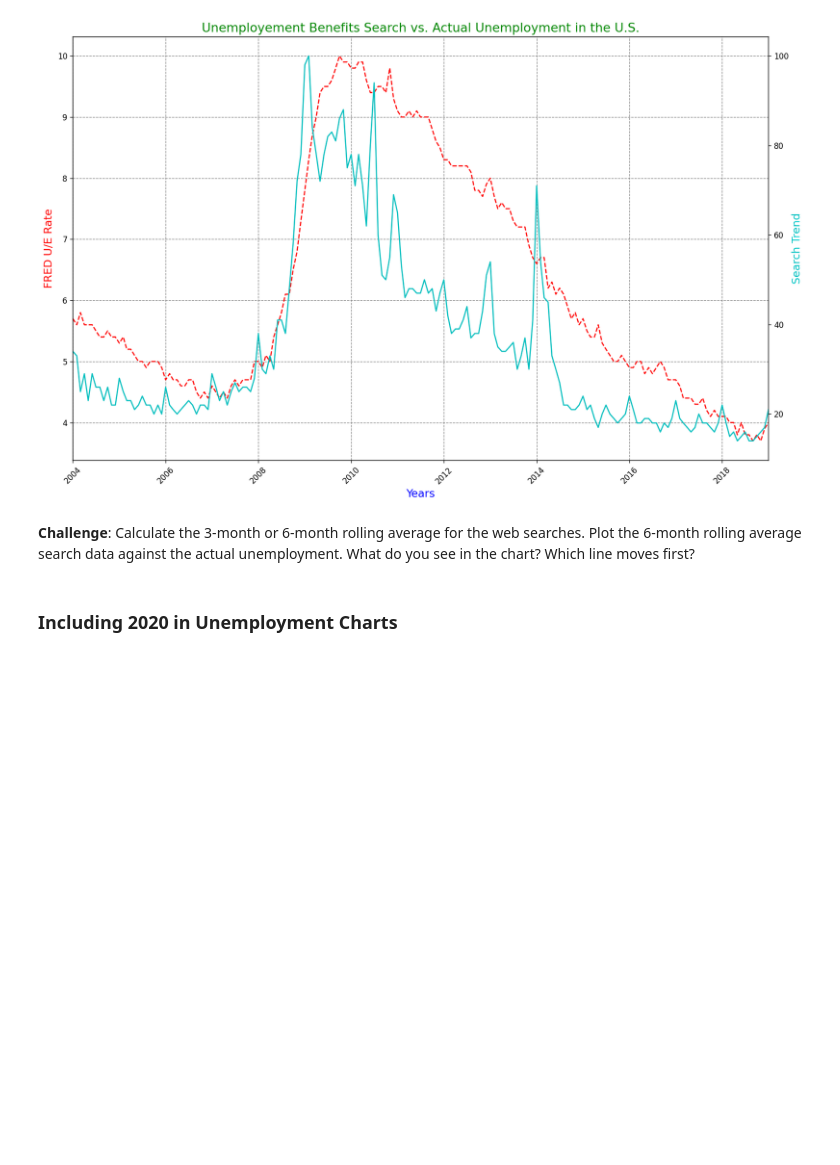
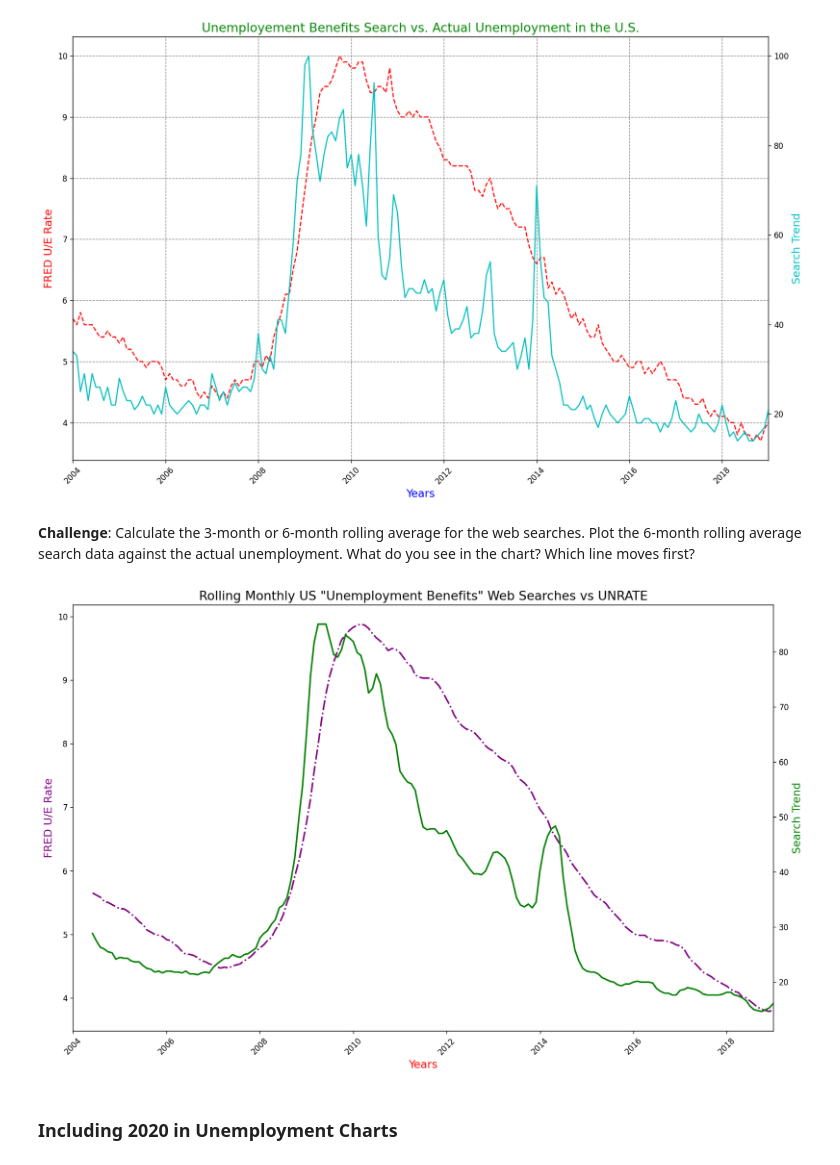
Before and after one commit to Bipul-Dubey/100DaysOfCode-Complete-Python-Course, a Jupyter notebook: Day074-Google Data trends/Google Trends and Data Visualisation.ipynb, the cells around one changed output. Saved outputs shown, nothing was run; the diff lists cells and outputs as text; code cells hidden in the pictures; blank space fills up the shorter version.

```diff
--- a/Day074-Google Data trends/Google Trends and Data Visualisation.ipynb
+++ b/Day074-Google Data trends/Google Trends and Data Visualisation.ipynb
@@ -337,6 +337,30 @@ plt.show()
 [figure]
 # %% [markdown]
 **Challenge**: Calculate the 3-month or 6-month rolling average for the web searches. Plot the 6-month rolling average search data against the actual unemployment. What do you see in the chart? Which line moves first?
+# %%
+plt.figure(figsize=(16,10),dpi=120)
+plt.title('Rolling Monthly US "Unemployment Benefits" Web Searches vs UNRATE',fontsize=16)
+
+ax1=plt.gca()
+ax2=plt.twinx()
+
+ax1.set_ylabel('FRED U/E Rate',fontsize=14,color='purple')
+ax2.set_ylabel('Search Trend',fontsize=14,color='g')
+ax1.set_xlabel('Years',fontsize=14,color='r')
+
+ax1.tick_params('x',rotation=45)
+
+roll_df=df_unemployment[['UE_BENEFITS_WEB_SEARCH','UNRATE']].rolling(window=6).mean()
+
+ax1.plot(df_unemployment.MONTH,roll_df.UNRATE,color='purple',linestyle='-.',linewidth=2)
+ax2.plot(df_unemployment.MONTH,roll_df.UE_BENEFITS_WEB_SEARCH,color='g',linewidth=2)
+
+ax1.set_xlim(df_unemployment.MONTH.min(),df_unemployment.MONTH.max())
+
+
+plt.show()
+# %% [output]
+[figure, added]
 # %% [markdown]
 ### Including 2020 in Unemployment Charts
 # %% [markdown]
```
Also changed, not shown: parts of 4 cells of this notebook.
